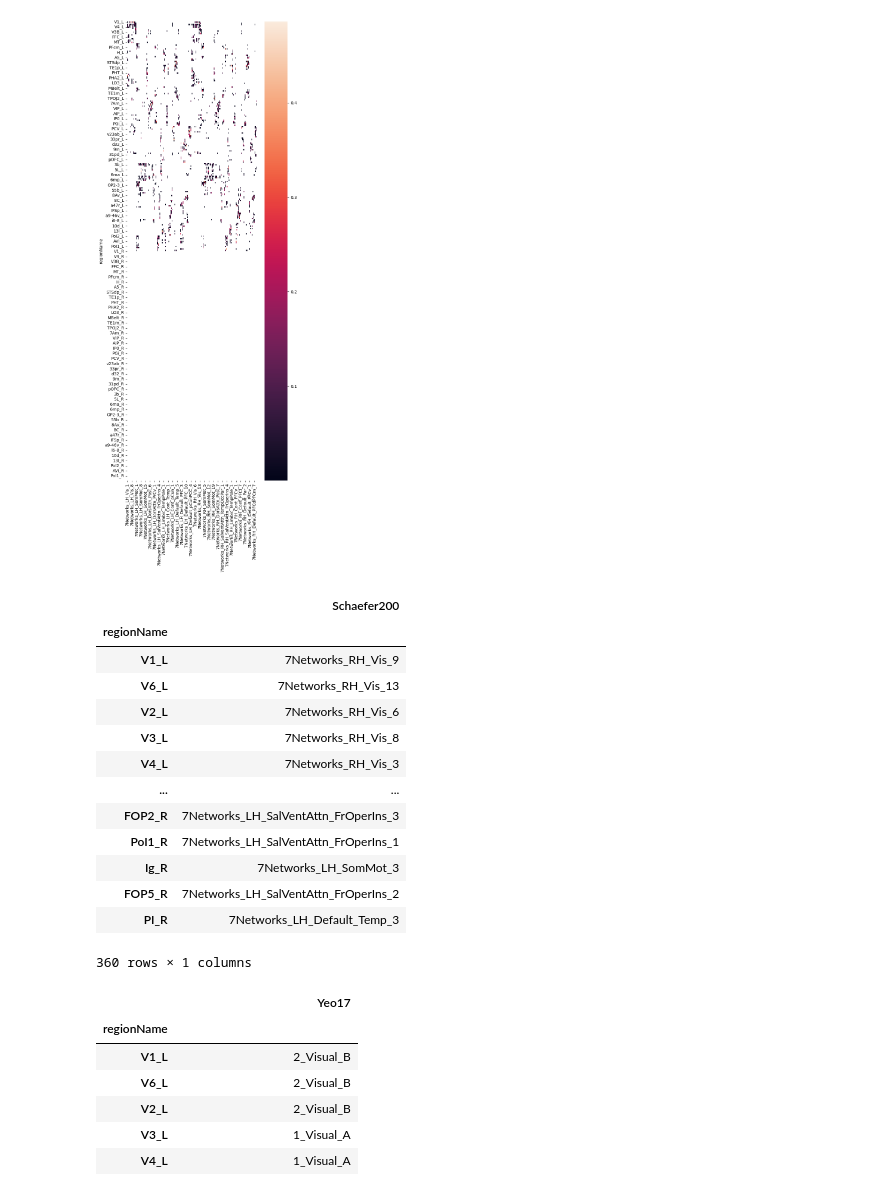
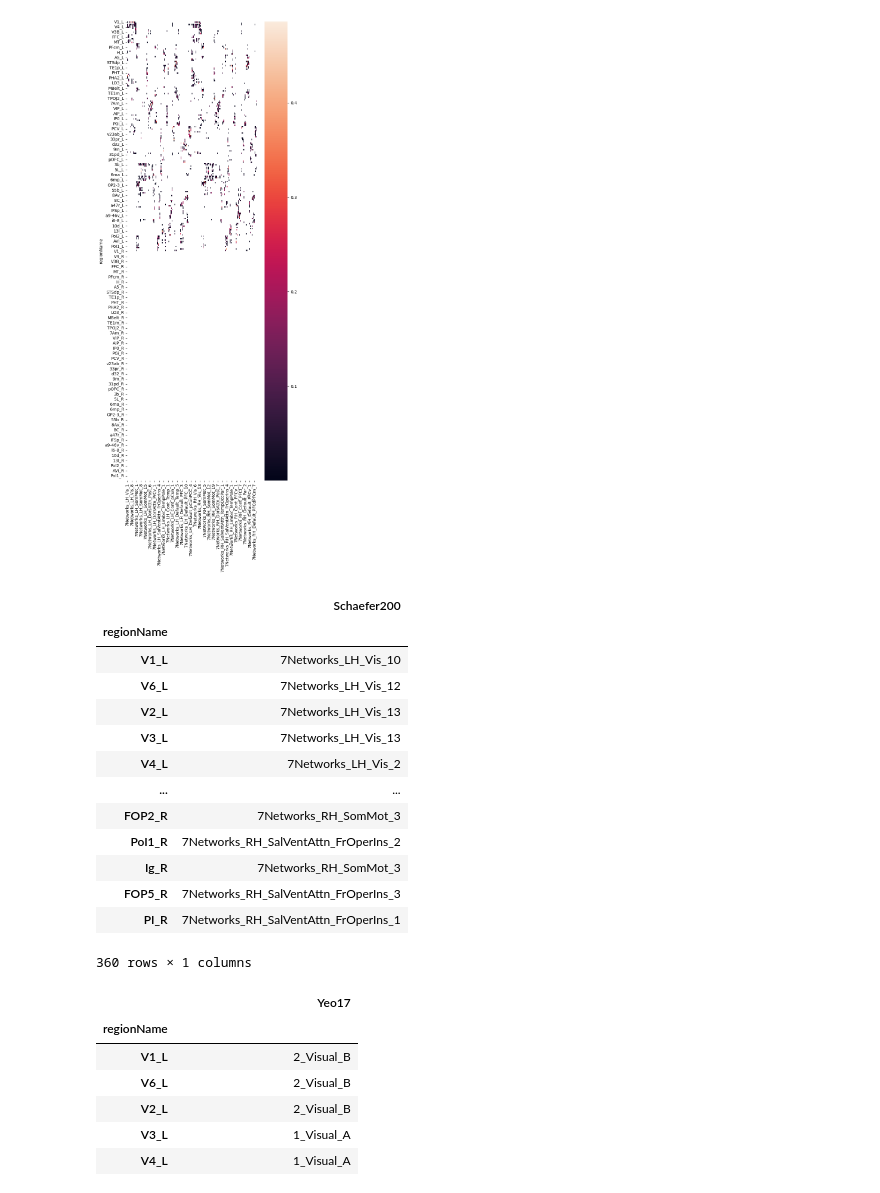
Before and after one commit to Katterrina/fimuni_thesis, a Jupyter notebook: notebooks/centroids_and_parcellations/DICE_02_glasser-schaefer200-yeo17_jf.ipynb, the cells around one changed output. Cells and saved outputs as stored; diff of their text form; code cells hidden in the pictures.

```diff
--- a/notebooks/centroids_and_parcellations/DICE_02_glasser-schaefer200-yeo17_jf.ipynb
+++ b/notebooks/centroids_and_parcellations/DICE_02_glasser-schaefer200-yeo17_jf.ipynb
@@ -51,28 +51,28 @@ sns.heatmap(df_dice_schaefer, mask=df_dice_schaefer == 0.0, ax=ax)
 # %%
 n_rows = len(df_dice_schaefer)
 
 left_cols = list(df_dice_schaefer.columns[:len(df_dice_schaefer.columns)//2])
 right_cols = list(df_dice_schaefer.columns[len(df_dice_schaefer.columns)//2:])
 
 left_mapping = list(df_dice_schaefer[left_cols].idxmax(axis=1))[:n_rows//2]
 right_mapping = list(df_dice_schaefer[right_cols].idxmax(axis=1))[:n_rows//2]
 
-df_dice_schaefer["Schaefer200"] = right_mapping+left_mapping
+df_dice_schaefer["Schaefer200"] = left_mapping+right_mapping
 df_dice_schaefer[["Schaefer200"]]
 # %% [output]
 |  | Schaefer200 |
 | regionName |  |
-| V1_L | 7Networks_RH_Vis_9 |
-| V6_L | 7Networks_RH_Vis_13 |
-| V2_L | 7Networks_RH_Vis_6 |
-| V3_L | 7Networks_RH_Vis_8 |
-| V4_L | 7Networks_RH_Vis_3 |
+| V1_L | 7Networks_LH_Vis_10 |
+| V6_L | 7Networks_LH_Vis_12 |
+| V2_L | 7Networks_LH_Vis_13 |
+| V3_L | 7Networks_LH_Vis_13 |
+| V4_L | 7Networks_LH_Vis_2 |
 | ... | ... |
-| FOP2_R | 7Networks_LH_SalVentAttn_FrOperIns_3 |
-| PoI1_R | 7Networks_LH_SalVentAttn_FrOperIns_1 |
-| Ig_R | 7Networks_LH_SomMot_3 |
-| FOP5_R | 7Networks_LH_SalVentAttn_FrOperIns_2 |
-| PI_R | 7Networks_LH_Default_Temp_3 |
+| FOP2_R | 7Networks_RH_SomMot_3 |
+| PoI1_R | 7Networks_RH_SalVentAttn_FrOperIns_2 |
+| Ig_R | 7Networks_RH_SomMot_3 |
+| FOP5_R | 7Networks_RH_SalVentAttn_FrOperIns_3 |
+| PI_R | 7Networks_RH_SalVentAttn_FrOperIns_1 |
 360 rows × 1 columns
 # %%
 df_dice_yeo["Yeo17"] = list(df_dice_yeo.idxmax(axis=1)[:len(df_dice_yeo)//2])*2
```
Also changed, not shown: parts of 2 cells of this notebook, 3 other files.
